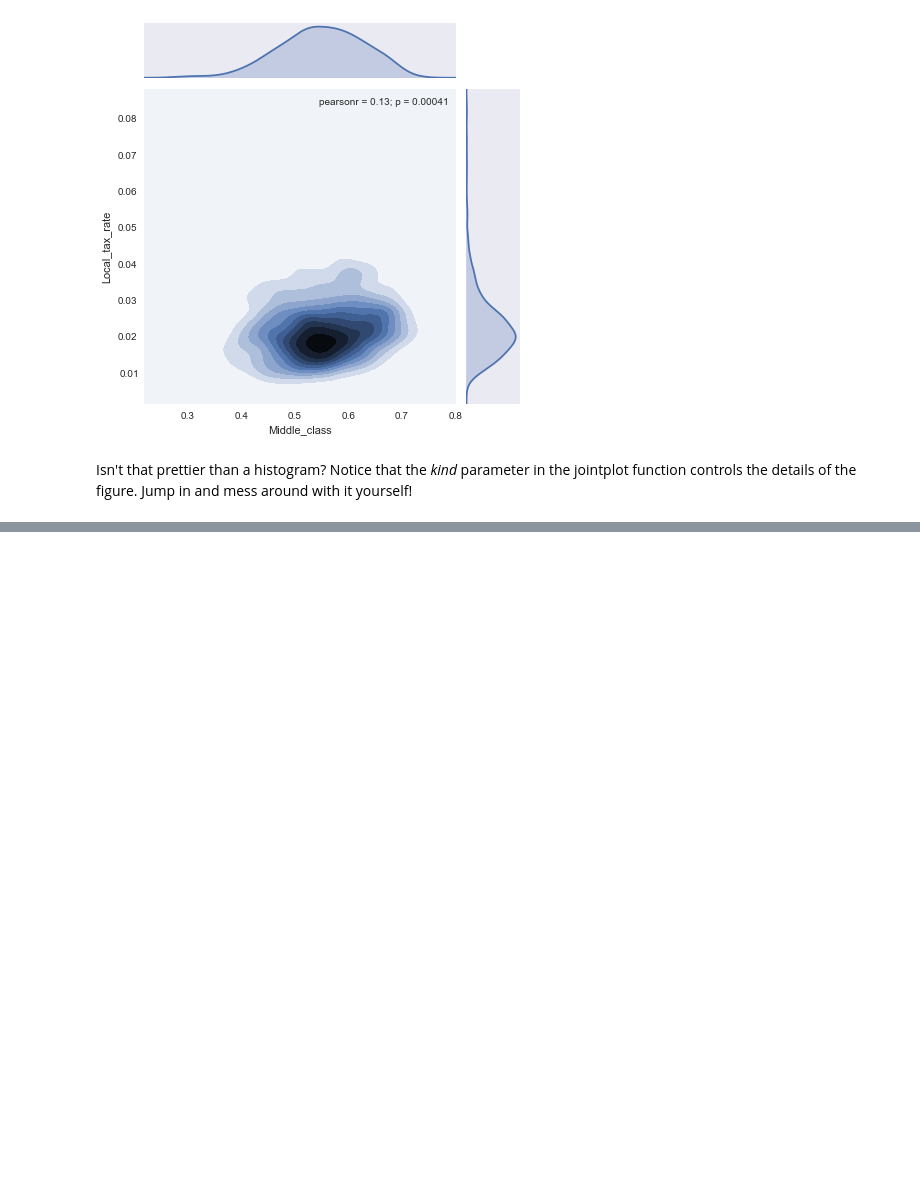
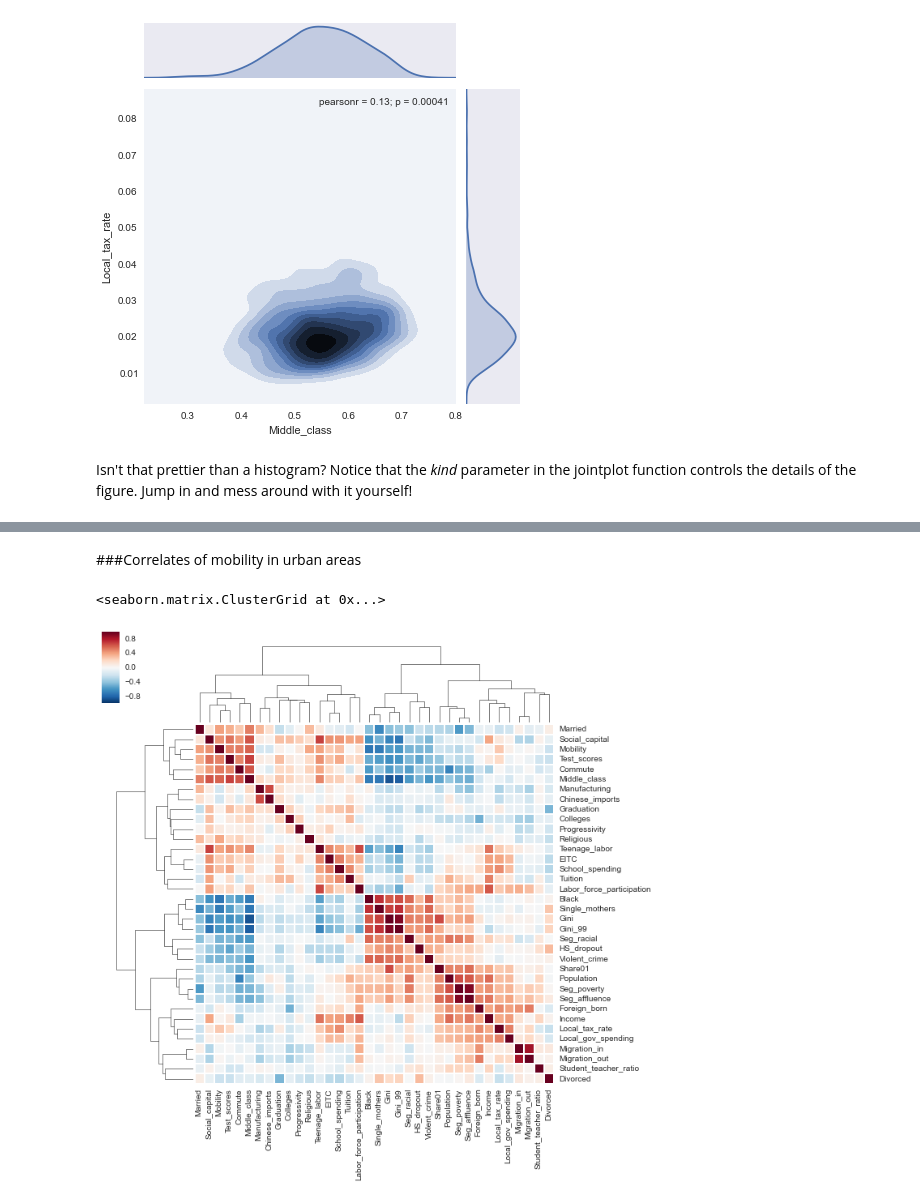
Before and after one commit to SmearingMap/DFW_DataDemo, a Jupyter notebook: DFW_Python_Data_Demo.ipynb, the cells around one changed output, grey strips where cells are left out. Drawn from its saved outputs; the diff is of its cells as text; code cells hidden in the pictures; blank space fills up the shorter version.

```diff
--- a/DFW_Python_Data_Demo.ipynb
+++ b/DFW_Python_Data_Demo.ipynb
@@ -622,0 +656,7 @@ Isn't that prettier than a histogram?  Notice that the *kind* parameter in the j
+# %% [markdown]
+###Correlates of mobility in urban areas
+# %%
+sns.clustermap(urban_correlations)
+# %% [output]
+<seaborn.matrix.ClusterGrid at 0x...>
+[figure, added]
```
Also changed, not shown: parts of 12 cells of this notebook.
